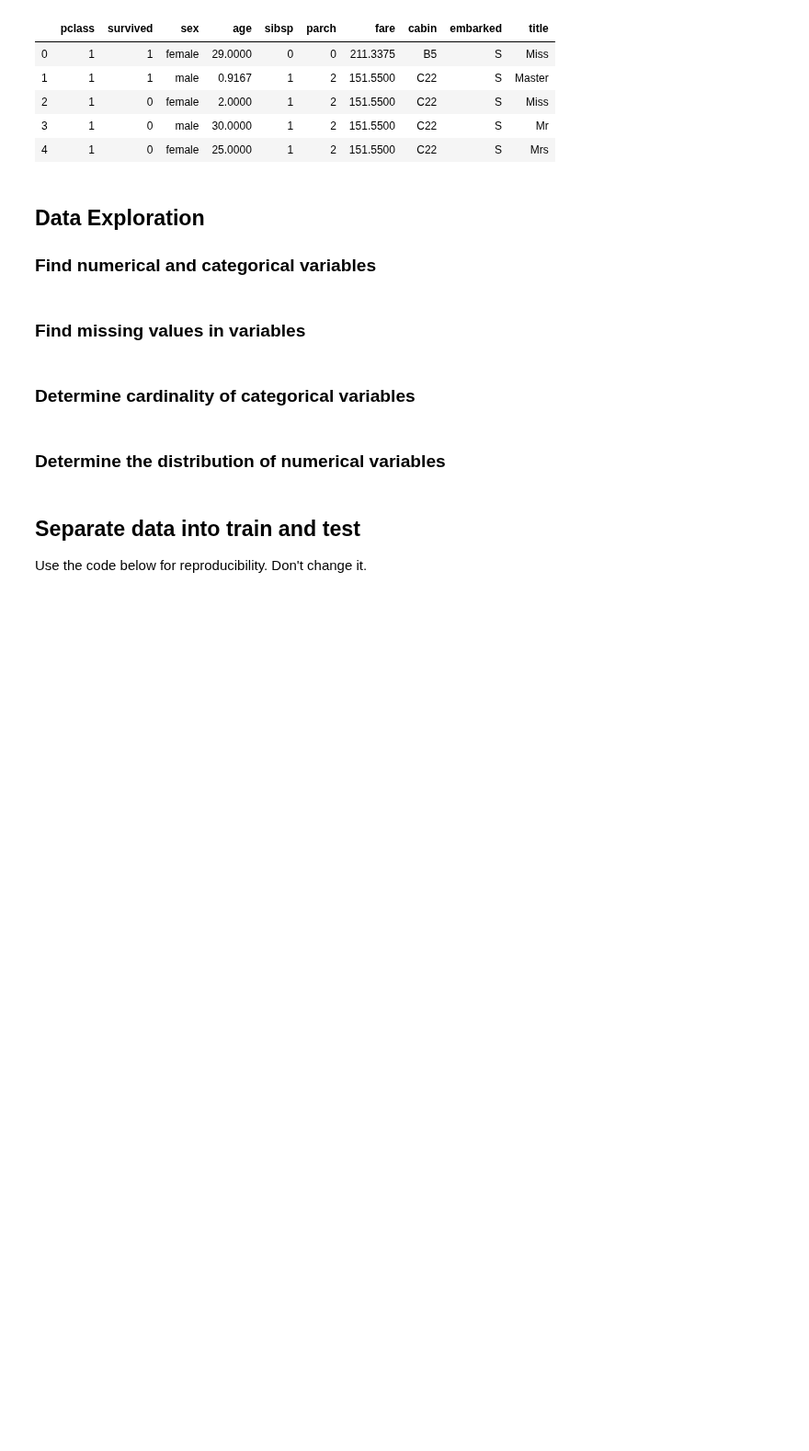
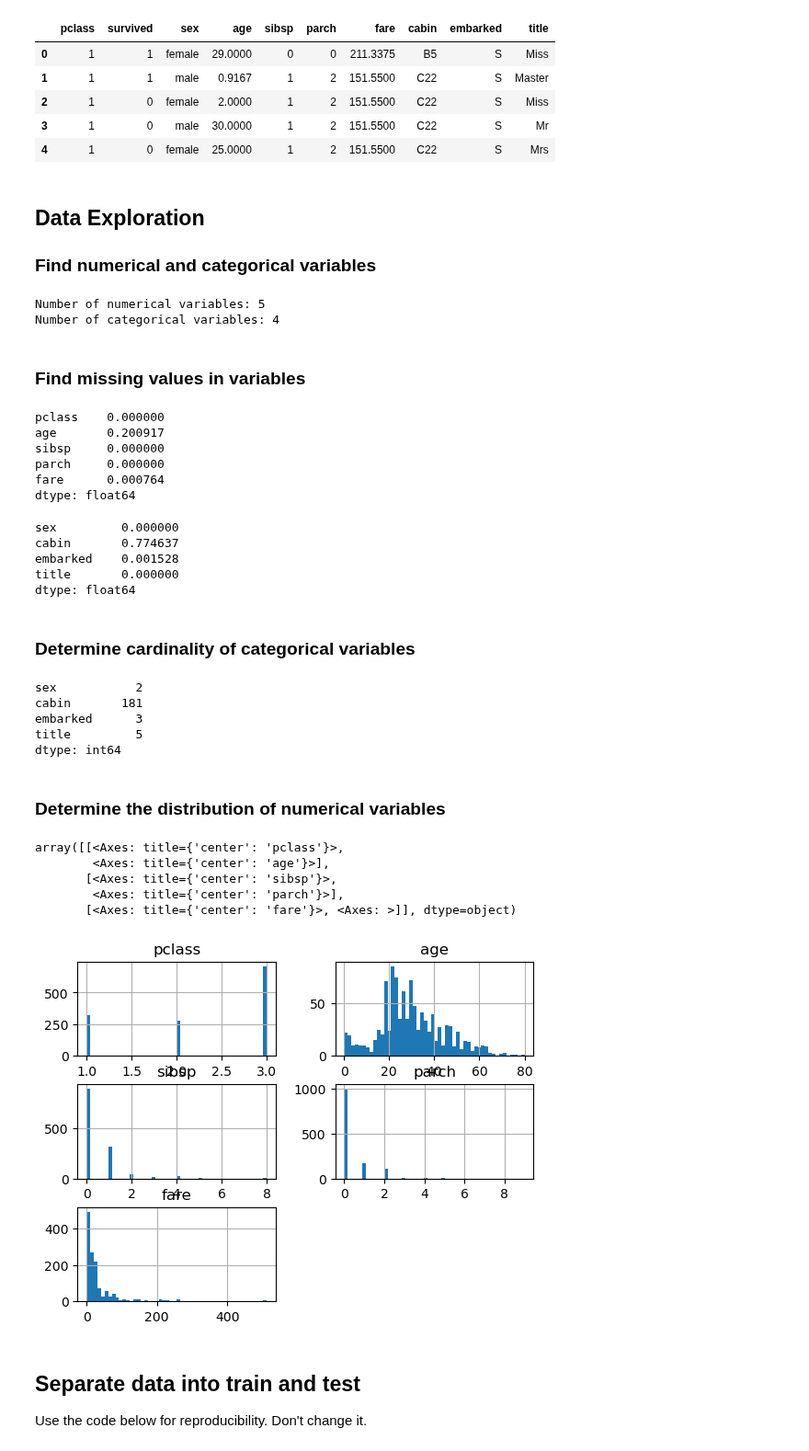
Before and after one commit to trainindata/deploying-machine-learning-models, a Jupyter notebook: section-04-research-and-development/titanic-assignment/01-predicting-survival-titanic-assignement.ipynb, the cells around one changed output. Shown at 92% size. Saved outputs shown, nothing was run; the diff lists cells and outputs as text; code cells hidden in the pictures; blank space fills up the shorter version.

```diff
--- a/section-04-research-and-development/titanic-assignment/01-predicting-survival-titanic-assignement.ipynb
+++ b/section-04-research-and-development/titanic-assignment/01-predicting-survival-titanic-assignement.ipynb
@@ -114,22 +114,57 @@ data.to_csv('titanic.csv', index=False)
 # %%
 target = 'survived'
 # %%
-vars_num = # fill your code here
+vars_num = [col for col in data.columns if col != target and data[col].dtypes != 'O']
 
-vars_cat = # fill your code here
+vars_cat = [col for col in data.columns if data[col].dtypes =='O']
 
 print('Number of numerical variables: {}'.format(len(vars_num)))
 print('Number of categorical variables: {}'.format(len(vars_cat)))
+# %% [output]
+Number of numerical variables: 5
+Number of categorical variables: 4
 # %% [markdown]
 ### Find missing values in variables
 # %%
 # first in numerical variables
+data[vars_num].isnull().mean()
+# %% [output]
+pclass    0.000000
+age       0.200917
+sibsp     0.000000
+parch     0.000000
+fare      0.000764
+dtype: float64
 # %%
 # now in categorical variables
+data[vars_cat].isnull().mean()
+# %% [output]
+sex         0.000000
+cabin       0.774637
+embarked    0.001528
+title       0.000000
+dtype: float64
 # %% [markdown]
 ### Determine cardinality of categorical variables
+# %%
+data[vars_cat].nunique()
+# %% [output]
+sex           2
+cabin       181
+embarked      3
+title         5
+dtype: int64
 # %% [markdown]
 ### Determine the distribution of numerical variables
+# %%
+data[vars_num].hist(bins=50)
+# %% [output]
+array([[<Axes: title={'center': 'pclass'}>,
+        <Axes: title={'center': 'age'}>],
+       [<Axes: title={'center': 'sibsp'}>,
+        <Axes: title={'center': 'parch'}>],
+       [<Axes: title={'center': 'fare'}>, <Axes: >]], dtype=object)
+[figure, added]
 # %% [markdown]
 ## Separate data into train and test
 
```
Also changed, not shown: parts of 7 cells of this notebook, 6 other files.
